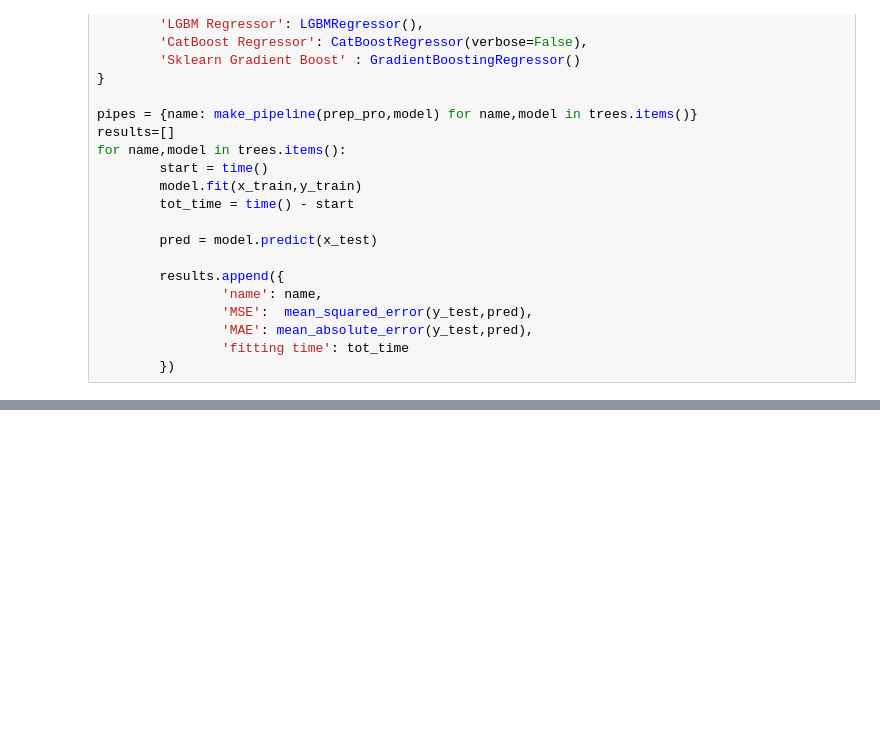
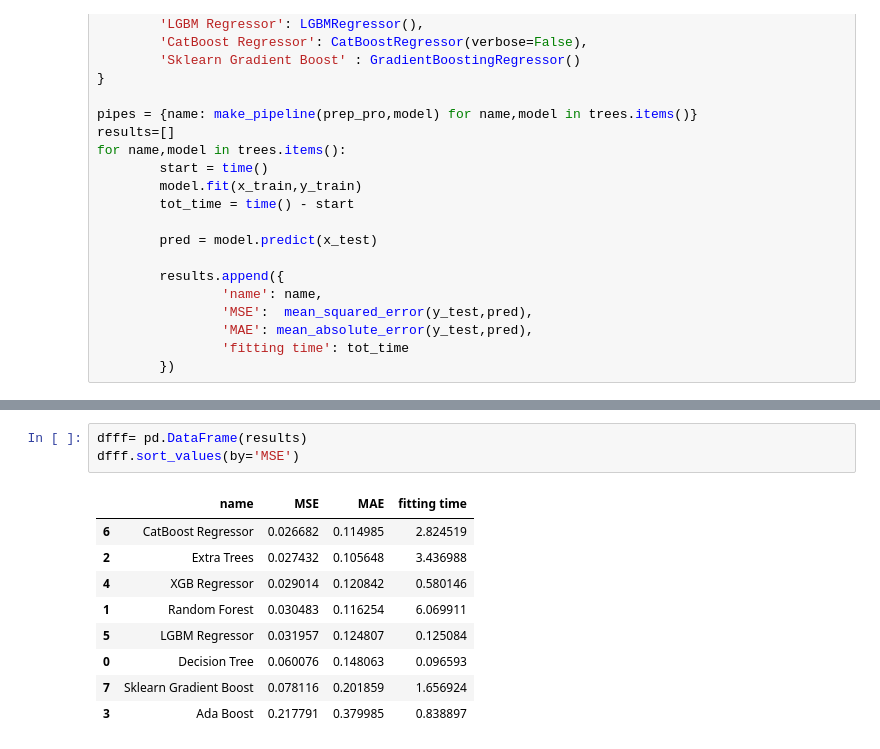
Before and after one commit to S-Alikhonov/AI_ML, a Jupyter notebook: Chapter 2/11. Data Enhancement/enhanced.ipynb, the cells around one changed output, grey strips where cells are left out. Cells and saved outputs as stored; diff of their text form; blank space fills up the shorter version.

```diff
--- a/Chapter 2/11. Data Enhancement/enhanced.ipynb
+++ b/Chapter 2/11. Data Enhancement/enhanced.ipynb
@@ -204,0 +204,13 @@ dfff
+# %%
+dfff= pd.DataFrame(results)
+dfff.sort_values(by='MSE')
+# %% [output]
+|  | name | MSE | MAE | fitting time |
+| 6 | CatBoost Regressor | 0.026682 | 0.114985 | 2.824519 |
+| 2 | Extra Trees | 0.027432 | 0.105648 | 3.436988 |
+| 4 | XGB Regressor | 0.029014 | 0.120842 | 0.580146 |
+| 1 | Random Forest | 0.030483 | 0.116254 | 6.069911 |
+| 5 | LGBM Regressor | 0.031957 | 0.124807 | 0.125084 |
+| 0 | Decision Tree | 0.060076 | 0.148063 | 0.096593 |
+| 7 | Sklearn Gradient Boost | 0.078116 | 0.201859 | 1.656924 |
+| 3 | Ada Boost | 0.217791 | 0.379985 | 0.838897 |
```
Also changed, not shown: parts of 5 cells of this notebook, 12 other files.
